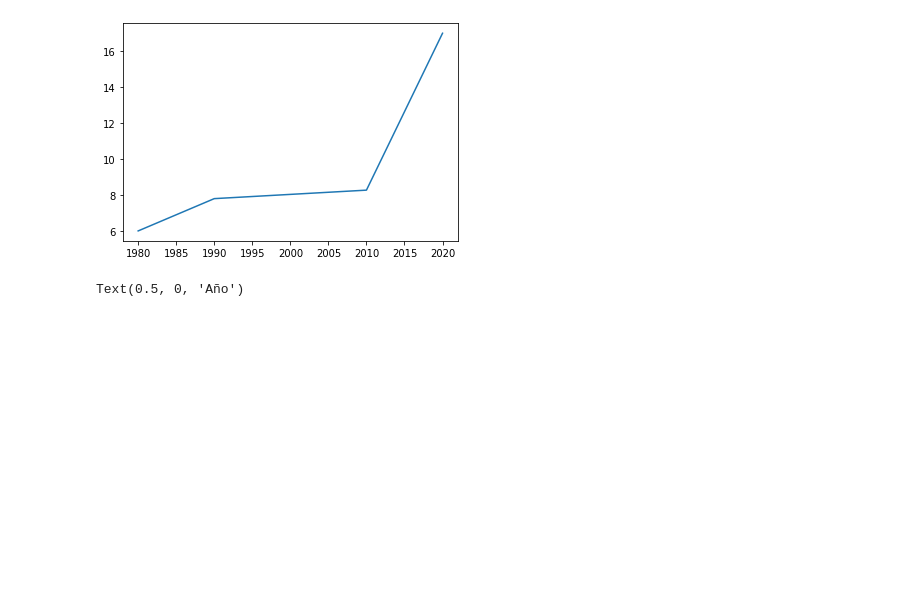
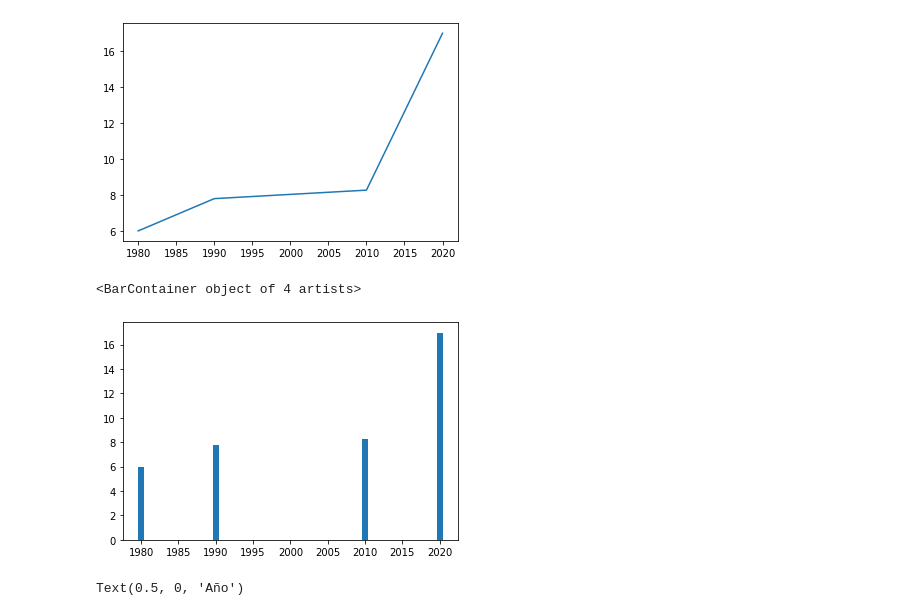
Before and after one commit to carlosjimenez88M/EDA_Course, a Jupyter notebook: presentaciones/programación1.ipynb, the cells around one changed output. Saved outputs shown, nothing was run; the diff lists cells and outputs as text; code cells hidden in the pictures; blank space fills up the shorter version.

```diff
--- a/presentaciones/programación1.ipynb
+++ b/presentaciones/programación1.ipynb
@@ -30,6 +30,12 @@ plt.plot(fecha,pob)
 # %% [output]
 [<matplotlib.lines.Line2D at 0x...>]
 [figure]
+# %%
+# Nunca hagas esto!
+plt.bar(fecha,pob)
+# %% [output]
+<BarContainer object of 4 artists>
+[figure, added]
 # %%
 ## Evolucionando el gráfico
 plt.plot(fecha,pob)
```
Also changed, not shown: parts of 6 cells of this notebook, 2 other files.
